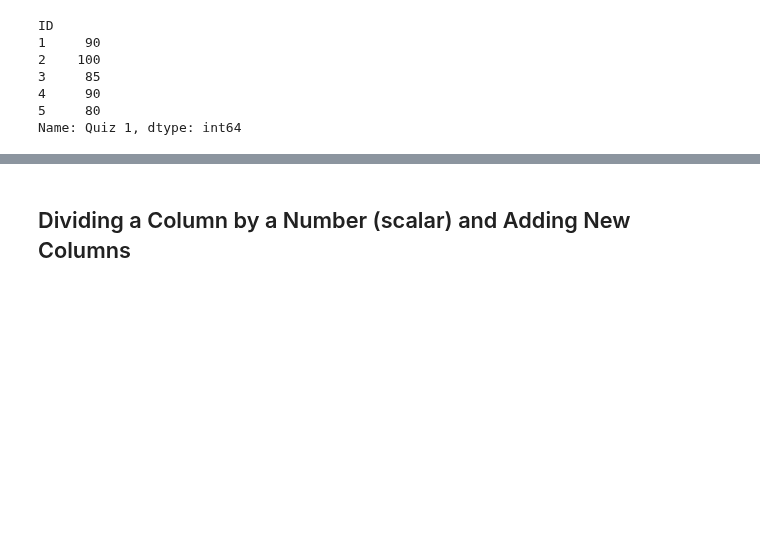
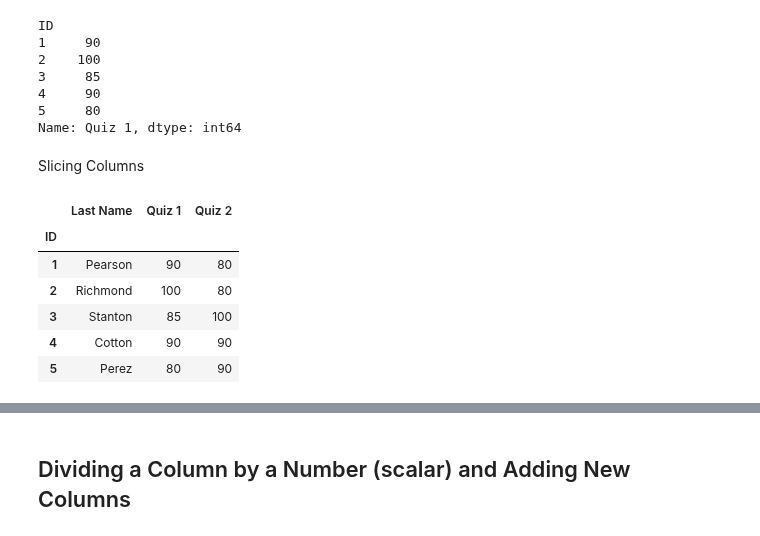
Before and after one commit to saffarizadeh/INSY4054, a Jupyter notebook: Working_with_Spreadsheets.ipynb, the cells around one changed output, grey strips where cells are left out. Saved outputs shown, nothing was run; the diff lists cells and outputs as text; code cells hidden in the pictures; blank space fills up the shorter version.

```diff
--- a/Working_with_Spreadsheets.ipynb
+++ b/Working_with_Spreadsheets.ipynb
@@ -182,3 +182,15 @@ ID
 4     90
 5     80
 Name: Quiz 1, dtype: int64
+# %% [markdown]
+Slicing Columns
+# %%
+students_sheet1.iloc[:, 1:4]
+# %% [output]
+|  | Last Name | Quiz 1 | Quiz 2 |
+| ID |  |  |  |
+| 1 | Pearson | 90 | 80 |
+| 2 | Richmond | 100 | 80 |
+| 3 | Stanton | 85 | 100 |
+| 4 | Cotton | 90 | 90 |
+| 5 | Perez | 80 | 90 |
```
Also changed, not shown: parts of 1 cell of this notebook.
